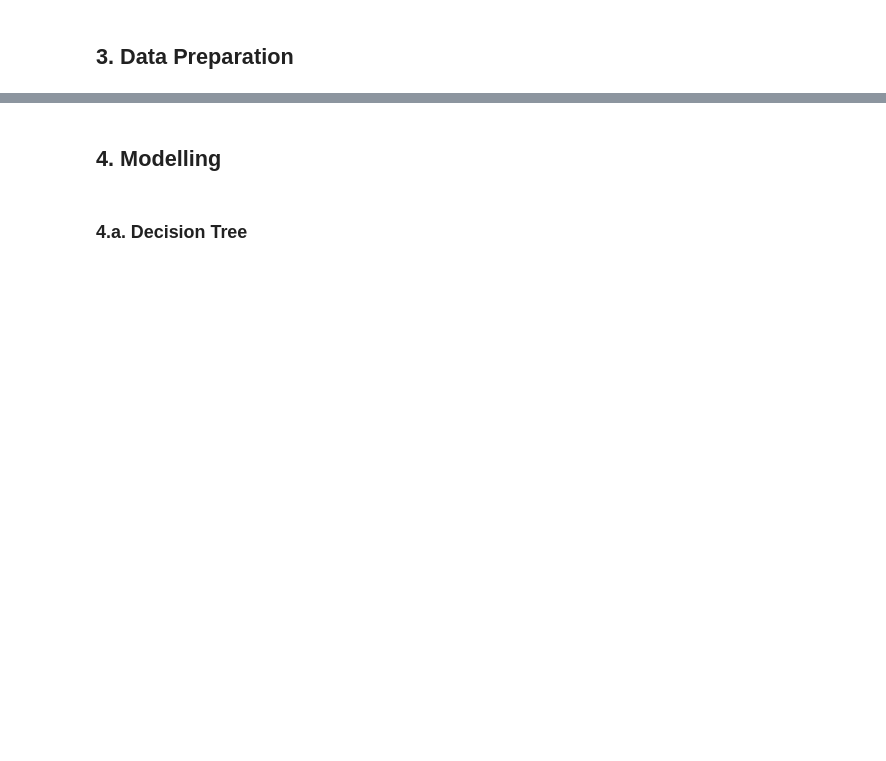
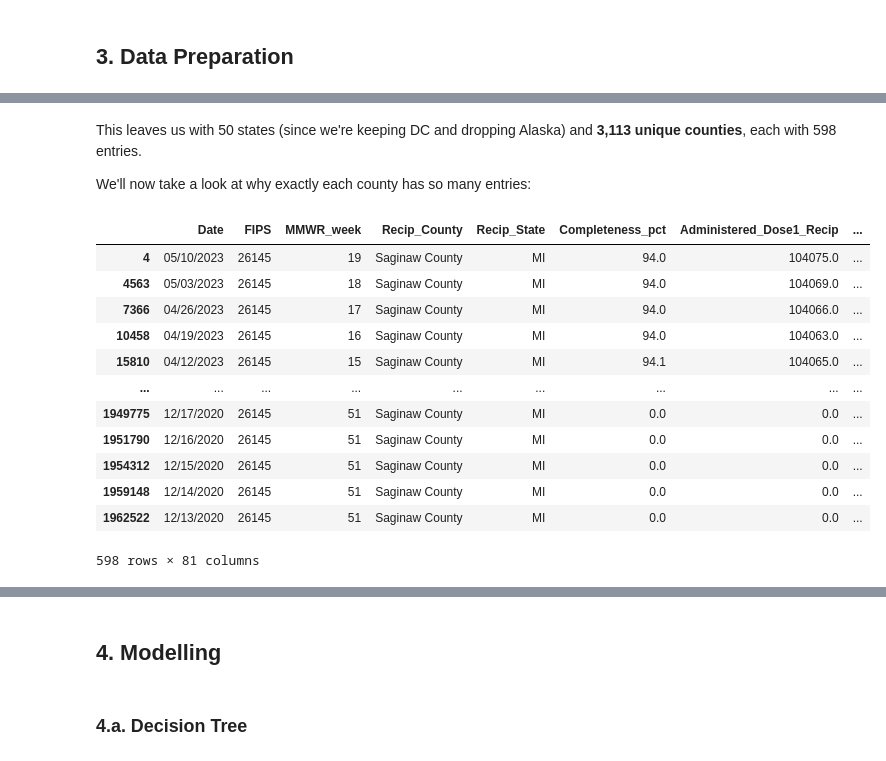
Before and after one commit to natehiatt/covid_vax_project, a Jupyter notebook: Final.ipynb, the cells around one changed output, grey strips where cells are left out. Cells and saved outputs as stored; diff of their text form; code cells hidden in the pictures; blank space fills up the shorter version.

```diff
--- a/Final.ipynb
+++ b/Final.ipynb
@@ -17,0 +118,8 @@
+# %%
+vaccinations = vaccinations[(vaccinations["Recip_State"] != "UNK") &
+                            (vaccinations["Recip_State"] != "MH") &
+                            (vaccinations["Recip_State"] != "PW") &
+                            (vaccinations["Recip_State"] != "AS") &
+                            (vaccinations["Recip_State"] != "MP") &
+                            (vaccinations["Recip_State"] != "FM")]
+vaccinations["Recip_State"].value_counts().__len__()
@@ -17,0 +128,4 @@
+# %%
+# Also removing the "Unknown County" rows
+vaccinations = vaccinations[vaccinations["Recip_County"] != "Unknown County"]
+vaccinations["County_with_State"].value_counts()
@@ -17,0 +146,20 @@
+# %% [markdown]
+This leaves us with 50 states (since we're keeping DC and dropping Alaska) and **3,113 unique counties**, each with 598 entries.
+
+We'll now take a look at why exactly each county has so many entries:
+# %%
+vaccinations[vaccinations["County_with_State"] == "Saginaw County, MI"]
+# %% [output]
+|  | Date | FIPS | MMWR_week | Recip_County | Recip_State | Completeness_pct | Administered_Dose1_Recip | ... |
+| 4 | 05/10/2023 | 26145 | 19 | Saginaw County | MI | 94.0 | 104075.0 | ... |
+| 4563 | 05/03/2023 | 26145 | 18 | Saginaw County | MI | 94.0 | 104069.0 | ... |
+| 7366 | 04/26/2023 | 26145 | 17 | Saginaw County | MI | 94.0 | 104066.0 | ... |
+| 10458 | 04/19/2023 | 26145 | 16 | Saginaw County | MI | 94.0 | 104063.0 | ... |
+| 15810 | 04/12/2023 | 26145 | 15 | Saginaw County | MI | 94.1 | 104065.0 | ... |
+| ... | ... | ... | ... | ... | ... | ... | ... | ... |
+| 1949775 | 12/17/2020 | 26145 | 51 | Saginaw County | MI | 0.0 | 0.0 | ... |
+| 1951790 | 12/16/2020 | 26145 | 51 | Saginaw County | MI | 0.0 | 0.0 | ... |
+| 1954312 | 12/15/2020 | 26145 | 51 | Saginaw County | MI | 0.0 | 0.0 | ... |
+| 1959148 | 12/14/2020 | 26145 | 51 | Saginaw County | MI | 0.0 | 0.0 | ... |
+| 1962522 | 12/13/2020 | 26145 | 51 | Saginaw County | MI | 0.0 | 0.0 | ... |
+598 rows × 81 columns
```
Also changed, not shown: parts of 92 cells of this notebook, 1 other file.
